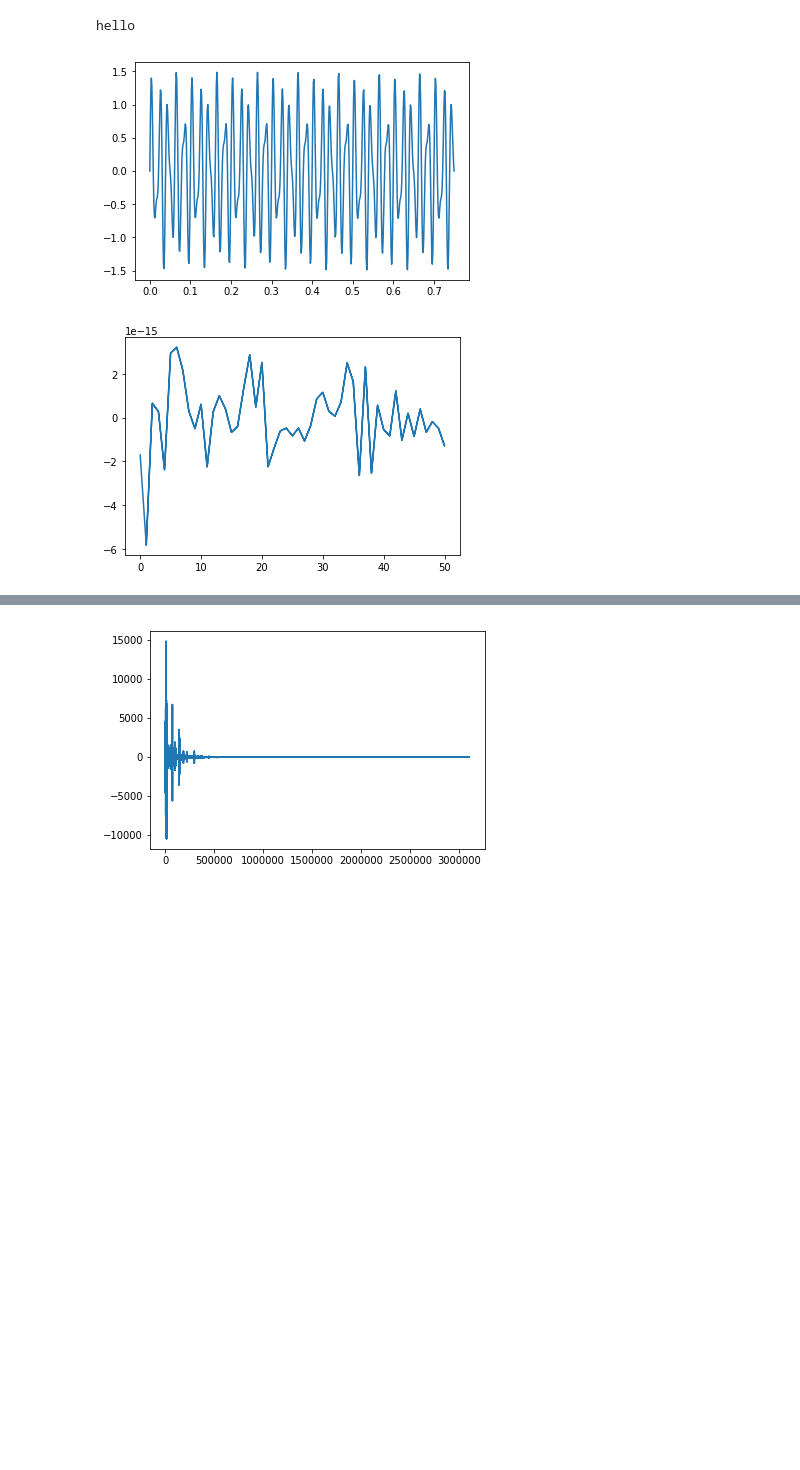
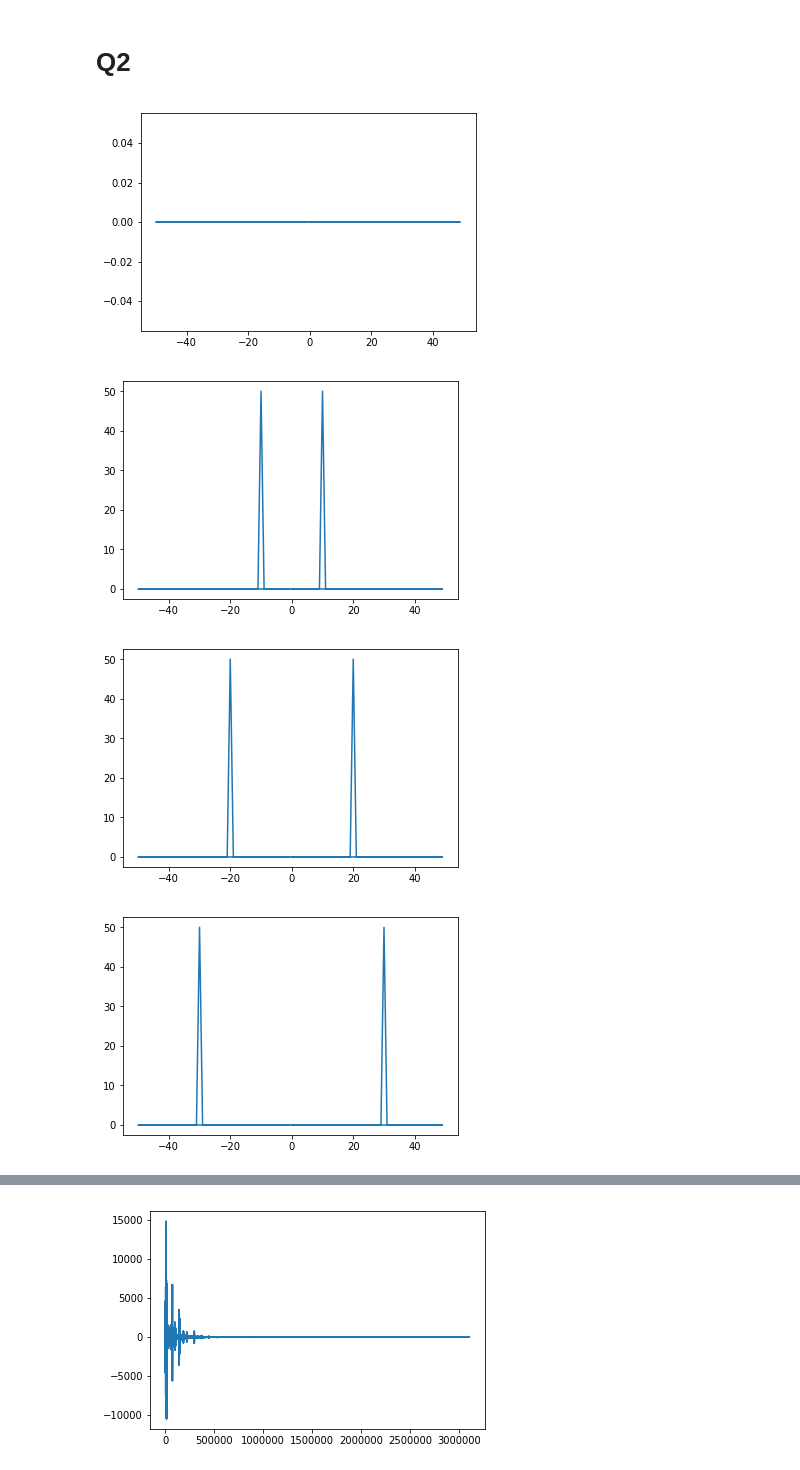
Before and after one commit to shreyanshu007/backup, a Jupyter notebook: multimedia/lab2_2016CSB1060/temp.ipynb, the cells around one changed output, grey strips where cells are left out. Saved outputs shown, nothing was run; the diff lists cells and outputs as text; code cells hidden in the pictures; blank space fills up the shorter version.

```diff
--- a/multimedia/lab2_2016CSB1060/temp.ipynb
+++ b/multimedia/lab2_2016CSB1060/temp.ipynb
@@ -1,43 +1,20 @@
-# %%
-print ("hello")
-# %% [output]
-hello
-# %%
-import numpy as np
-import matplotlib.pyplot as plt
-import scipy.fftpack
-
-# Number of samplepoints
-N = 600
-# sample spacing
-T = 1.0 / 800.0
-x = np.linspace(0.0, N*T, N)
-y = np.sin(50.0 * 2.0*np.pi*x) + 0.5*np.sin(80.0 * 2.0*np.pi*x)
-yf = scipy.fftpack.fft(y)
-xf = np.linspace(0.0, 1.0/(2.0*T), N/2)
-
-fig, ax = plt.subplots()
-ax.plot(xf, 2.0/N * np.abs(yf[:N//2]))
-plt.show()
-# %% [output]
-[figure, removed]
+# %% [markdown]
+# Q2
 # %%
 import matplotlib.pyplot as plt
 import numpy as np
 from scipy.fftpack import fft
 from scipy.fftpack import ifft
 
 Fs = 100
-f = 1
+for f in range(10):
+    x = np . arange ( Fs )
+    y = np.sin((2*np.pi*f*x*10)/Fs)
 
-x = np.arange(Fs)
-
-y = np.sin((2*np.pi*f*x)/Fs)
-
-# plt.stem(x, fft(y))
-# plt.plot(x, fft(y))
-
-plt.plot(np.abs(np.fft.fftfreq(len(y), 1/len(y))), fft(y))
-plt.show()
+    plt.plot((np.fft.fftfreq(Fs, 1.0/Fs)), np.abs(fft(y)))
+    plt.show()
 # %% [output]
-[figure, old version]
+[figure, new version]
+[figure, added]
+[figure, added]
+[figure, added]
```
Also changed, not shown: parts of 12 cells of this notebook, 11 other files.
